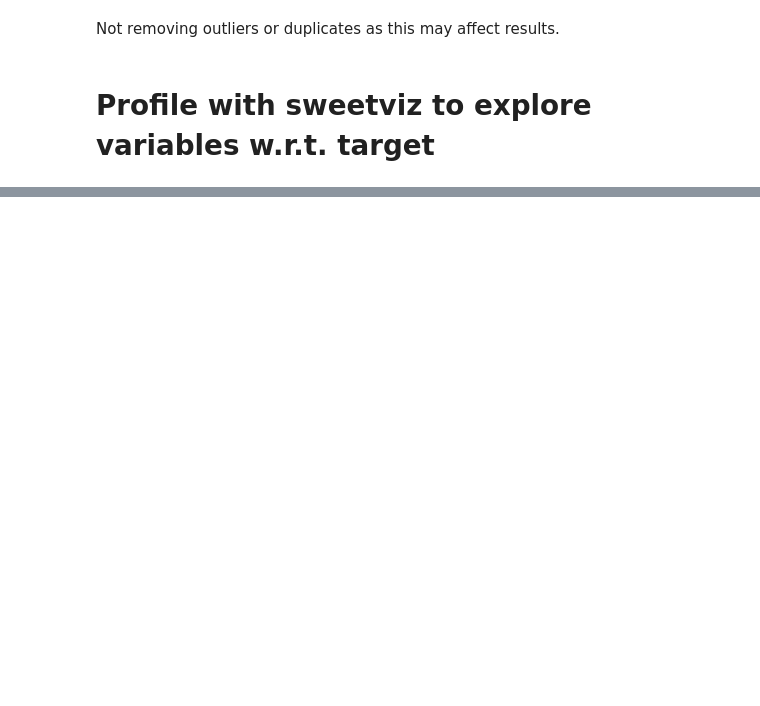
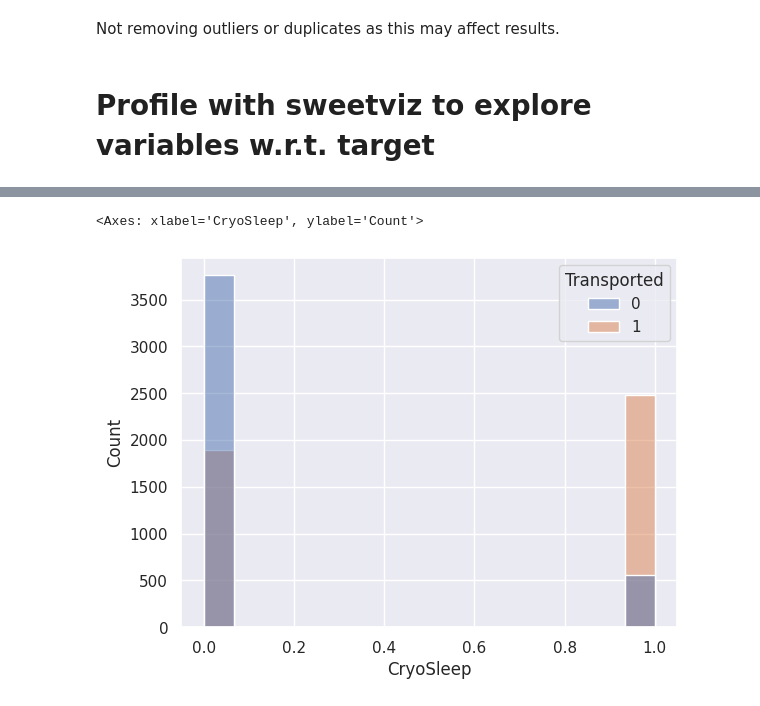
Before and after one commit to AM2037/Spaceship-Titanic, a Jupyter notebook: new-spaceship-titanic.ipynb, the cells around one changed output, grey strips where cells are left out. Cells and saved outputs as stored; diff of their text form; code cells hidden in the pictures; blank space fills up the shorter version.

```diff
--- a/new-spaceship-titanic.ipynb
+++ b/new-spaceship-titanic.ipynb
@@ -149,3 +261,7 @@ Instead of exploring this directly I'm going to instead investigate correlated v
 # %%
-# Visualize Deck w.r.t. Target
-sns.histplot(data=X, x="Deck", hue=label)
+# Cryosleep vs. Target
+sns.set_theme(style="darkgrid")
+sns.histplot(data=X, x="CryoSleep", hue=label)
+# %% [output]
+<Axes: xlabel='CryoSleep', ylabel='Count'>
+[figure, added]
```
Also changed, not shown: parts of 37 cells of this notebook.
